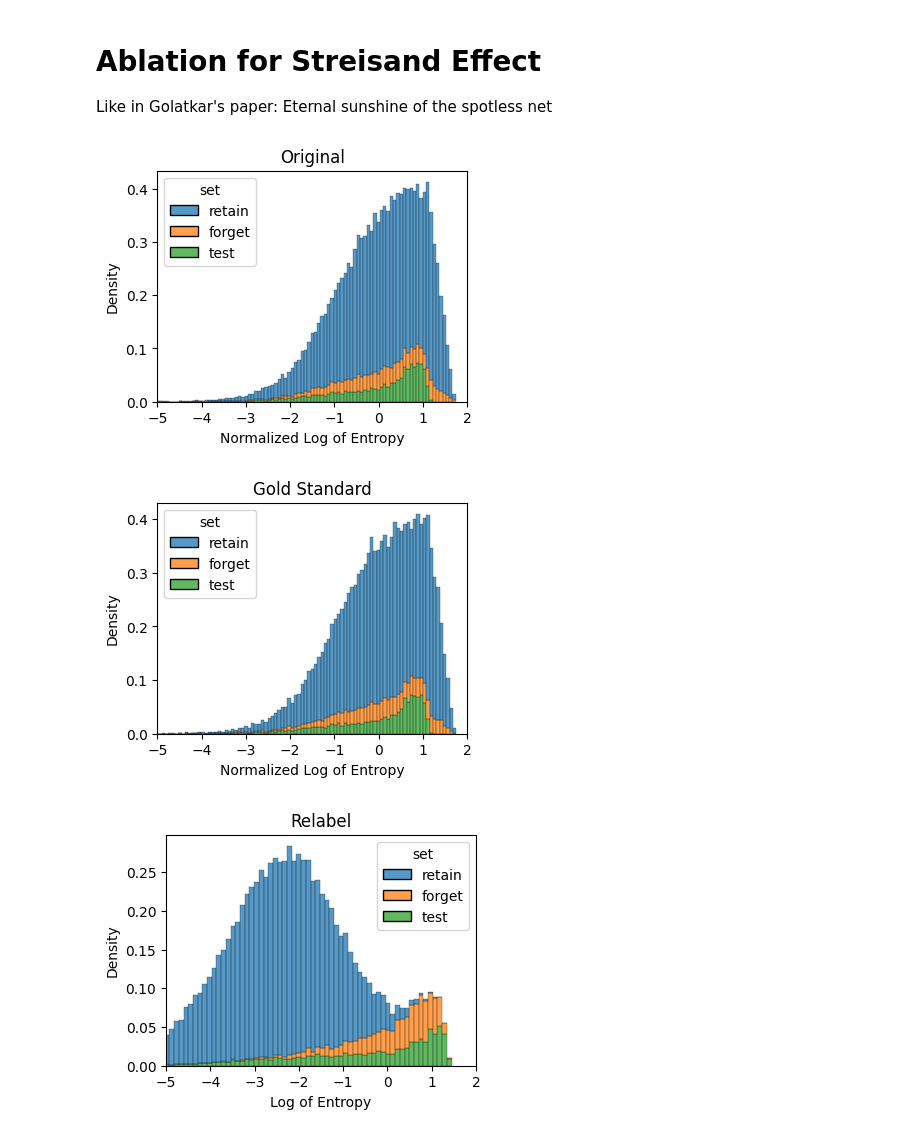
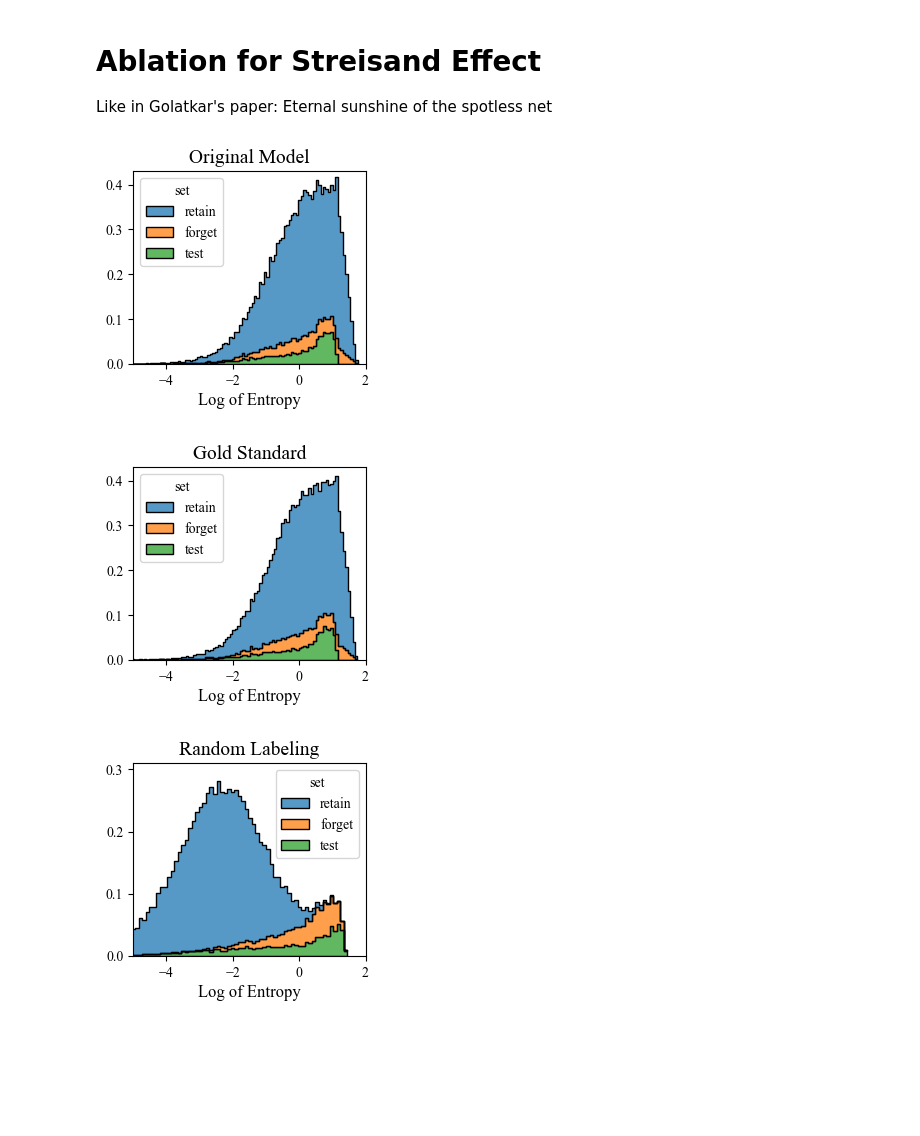
Before and after one commit to cspartalis/LoTUS, a Jupyter notebook: notebooks/streisand.ipynb, the cells around one changed output. Saved outputs shown, nothing was run; the diff lists cells and outputs as text; code cells hidden in the pictures; blank space fills up the shorter version.

```diff
--- a/notebooks/streisand.ipynb
+++ b/notebooks/streisand.ipynb
@@ -42,7 +40,7 @@ def collect_prob(data_loader, model):
 
 
 UDL = UnlearningDataLoader(
-    dataset=dataset,
+    dataset="cifar-100",
     batch_size=1,
     image_size=32,
     seed=13,
@@ -54,22 +52,22 @@ dl, _ = UDL.load_data()
 num_classes = len(UDL.classes)
 input_channels = UDL.input_channels
 # %%
-original = torch.load(f'streisand/models/{dataset}/original.pth')
+original = torch.load('streisand/models/original.pth')
 original_retain = collect_prob(dl["retain"], original)
 original_forget = collect_prob(dl["forget"], original)
 original_test = collect_prob(dl["test"], original)
 
-gold = torch.load(f'streisand/models/{dataset}/gold.pth')
+gold = torch.load('streisand/models/gold.pth')
 gold_retain = collect_prob(dl["retain"], gold)
 gold_forget = collect_prob(dl["forget"], gold)
 gold_test = collect_prob(dl["test"], gold)
 
-relabel = torch.load(f'streisand/models/{dataset}/relabel.pth')
+relabel = torch.load('streisand/models/relabel.pth')
 relabel_retain = collect_prob(dl["retain"], relabel)
 relabel_forget = collect_prob(dl["forget"], relabel)
 relabel_test = collect_prob(dl["test"], relabel)
 
-our = torch.load(f'streisand/models/{dataset}/our.pth')
+our = torch.load('streisand/models/our.pth')
 our_retain = collect_prob(dl["retain"], our)
 our_forget = collect_prob(dl["forget"], our)
 our_test = collect_prob(dl["test"], our)
@@ -106,42 +104,49 @@ our_retain = torch.log(our_retain).to('cpu')
 our_forget = torch.log(our_forget).to('cpu')
 our_test = torch.log(our_test).to('cpu')
 # %%
+plt.rcParams["font.family"] = "Times New Roman"
+
 # Create a DataFrame combining the log entropy values and labels
 data_original = pd.DataFrame(
     {
         "log_entropy": np.concatenate(
             [original_retain.to("cpu"), original_forget.to("cpu"), original_test.to("cpu")]
         ),
         "set": ["retain"] * len(original_retain)
         + ["forget"] * len(original_forget)
         + ["test"] * len(original_test),
     }
 )
 
 # Normalize each set separately
 data_original["log_entropy"] = data_original.groupby("set")["log_entropy"].transform(
     lambda x: (x - x.mean()) / x.std()
 )
 
 # Create the histogram plot with different colors for each data split
-plt.figure(figsize=(4, 3))
+plt.figure(figsize=(3, 2.5))
 sns.histplot(
     data=data_original,
     x="log_entropy",
     hue="set",
     multiple="stack",
     kde=False,
     stat="density",
+    element="step",
 )
-plt.title("Original")
-plt.xlabel("Normalized Log of Entropy")
+
+plt.title("Original Model", fontsize=14)
+plt.xlabel("Log of Entropy", fontsize=12)
+plt.xticks(fontsize=10)
+plt.xticks(fontsize=10)
+plt.ylabel(None)
 plt.xlim(-5, 2)
-plt.ylabel("Density")
+plt.ylim(0.0, 0.43)
 
-plt.savefig(f"streisand/plots/{dataset}/original.png", dpi=300)
+plt.savefig(f"streisand/plots/original.png", dpi=300, bbox_inches='tight')
 plt.show()
 # %% [output]
-[figure, old version]
+[figure, new version]
 # %%
 # Create a DataFrame combining the log entropy values and labels
 data_gold = pd.DataFrame(
@@ -161,7 +166,7 @@ data_gold["log_entropy"] = data_gold.groupby("set")["log_entropy"].transform(
 )
 
 # Create the histogram plot with different colors for each data split
-plt.figure(figsize=(4, 3))
+plt.figure(figsize=(3, 2.5))
 sns.histplot(
     data=data_gold,
     x="log_entropy",
@@ -169,16 +174,20 @@ sns.histplot(
     multiple="stack",
     kde=False,
     stat="density",
+    element="step",
 )
-plt.title("Gold Standard")
-plt.xlabel("Normalized Log of Entropy")
+plt.title("Gold Standard", fontsize=14)
+plt.xlabel("Log of Entropy", fontsize=12)
+plt.xticks(fontsize=10)
+plt.xticks(fontsize=10)
+plt.ylabel(None)
 plt.xlim(-5, 2)
-plt.ylabel("Density")
+plt.ylim(0.0, 0.43)
 
-plt.savefig(f"streisand/plots/{dataset}/gold.png", dpi=300)
+plt.savefig(f"streisand/plots/gold.png", dpi=300, bbox_inches='tight')
 plt.show()
 # %% [output]
-[figure, old version]
+[figure, new version]
 # %%
 # Create a DataFrame combining the log entropy values and labels
 data_relabel = pd.DataFrame(
@@ -193,7 +202,7 @@ data_relabel = pd.DataFrame(
 )
 
 # Create the histogram plot with different colors for each data split
-plt.figure(figsize=(4, 3))
+plt.figure(figsize=(3, 2.5))
 sns.histplot(
     data=data_relabel,
     x="log_entropy",
@@ -201,16 +210,20 @@ sns.histplot(
     multiple="stack",
     kde=False,
     stat="density",
+    element="step",
 )
-plt.title("Relabel")
-plt.xlabel("Log of Entropy")
-plt.ylabel("Density")
+plt.title("Random Labeling", fontsize=14)
+plt.xlabel("Log of Entropy", fontsize=12)
+plt.xticks(fontsize=10)
+plt.xticks(fontsize=10)
+plt.ylabel(None)
 plt.xlim(-5, 2)
+plt.ylim(0.0, 0.31)
 
-plt.savefig(f"streisand/plots/{dataset}/max_entropy.png", dpi=300)
+plt.savefig(f"streisand/plots/random_labeling.png", dpi=300, bbox_inches='tight')
 plt.show()
 # %% [output]
-[figure, old version]
+[figure, new version]
 # %%
 # Create a DataFrame combining the log entropy values and labels
 data_our = pd.DataFrame(
```
Also changed, not shown: parts of 2 cells of this notebook, 19 other files.
